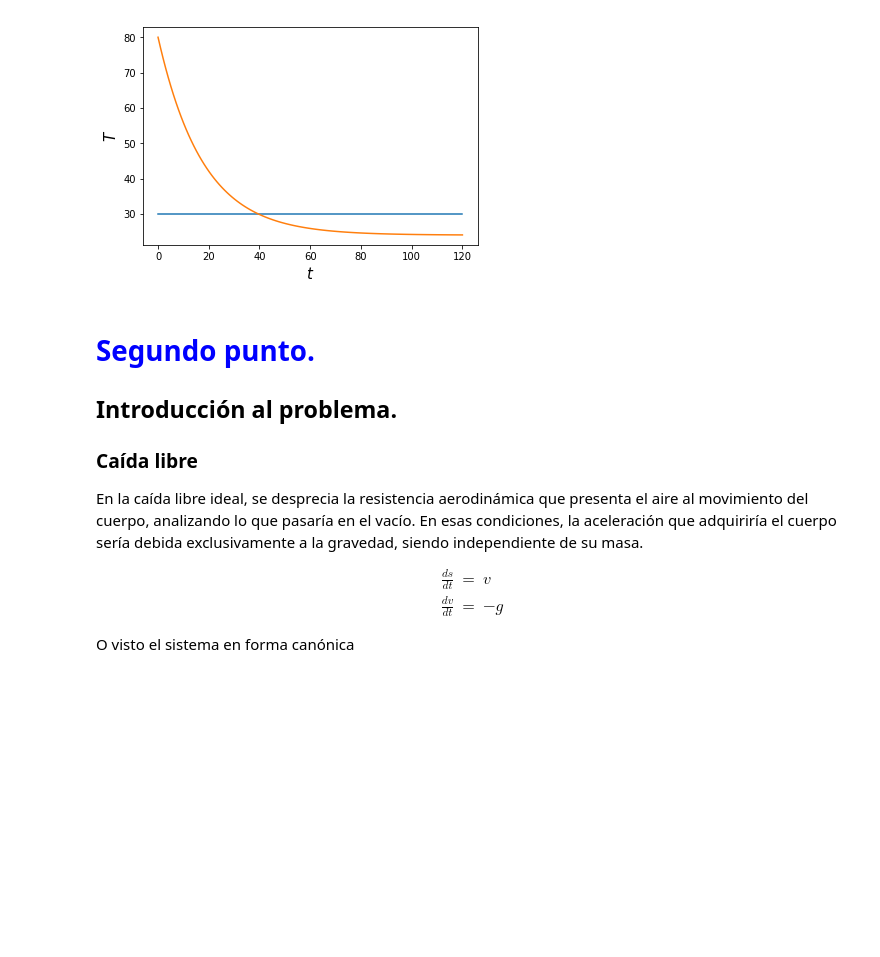
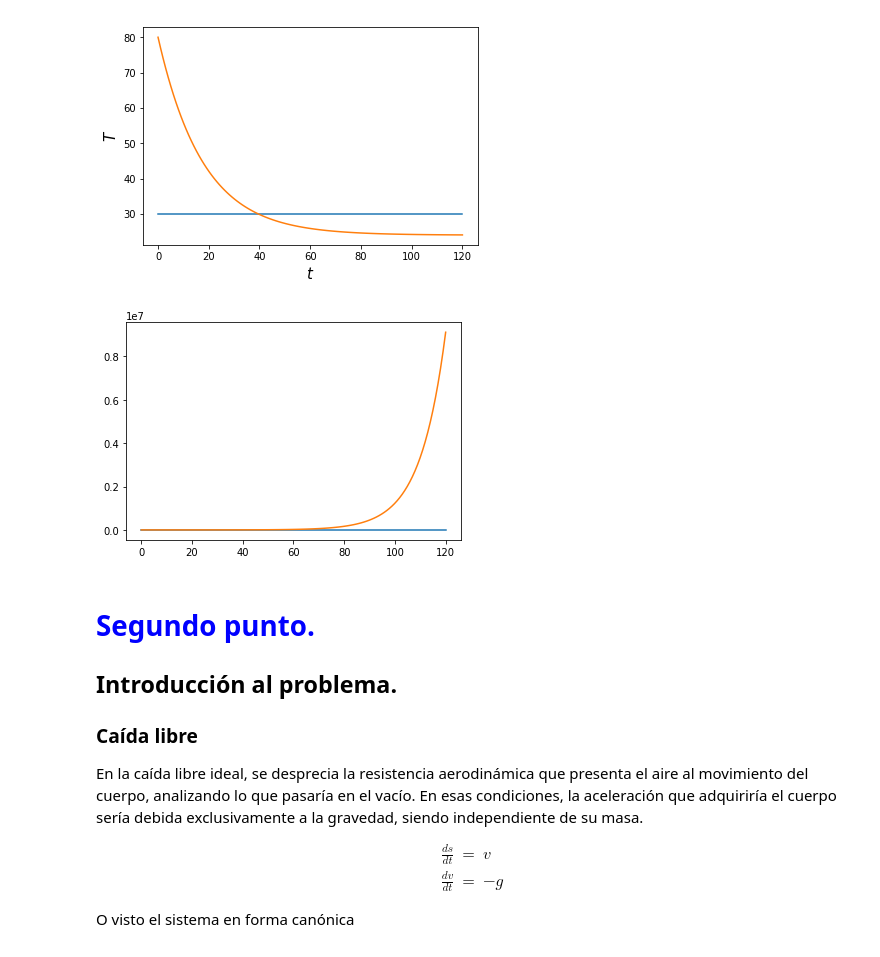
Before and after one commit to isaperez98/Optimizaci-n, a Jupyter notebook: Examen2_PerezIsabel.ipynb, the cells around one changed output. Saved outputs shown, nothing was run; the diff lists cells and outputs as text; code cells hidden in the pictures; blank space fills up the shorter version.

```diff
--- a/Examen2_PerezIsabel.ipynb
+++ b/Examen2_PerezIsabel.ipynb
@@ -90,3 +88,18 @@ plt.show()
+# %%
+#Resultado: Punto 3
+k= 0.1
+Tm=24
+def f(T, t, Tm, k):
+    return k*(T-Tm)
+T0=80
+tt=np.linspace(0,120,120)
+sis=odeint(f,T0,tt,args=(Tm,k))
+x=np.ones(120)*30
+plt.plot(tt,x)
+plt.plot(tt,sis)
+plt.show()
+# %% [output]
+[figure, added]
 # %% [markdown]
 # <font color =blue>Segundo punto.</font>
 
```
Also changed, not shown: parts of 1 cell of this notebook.
